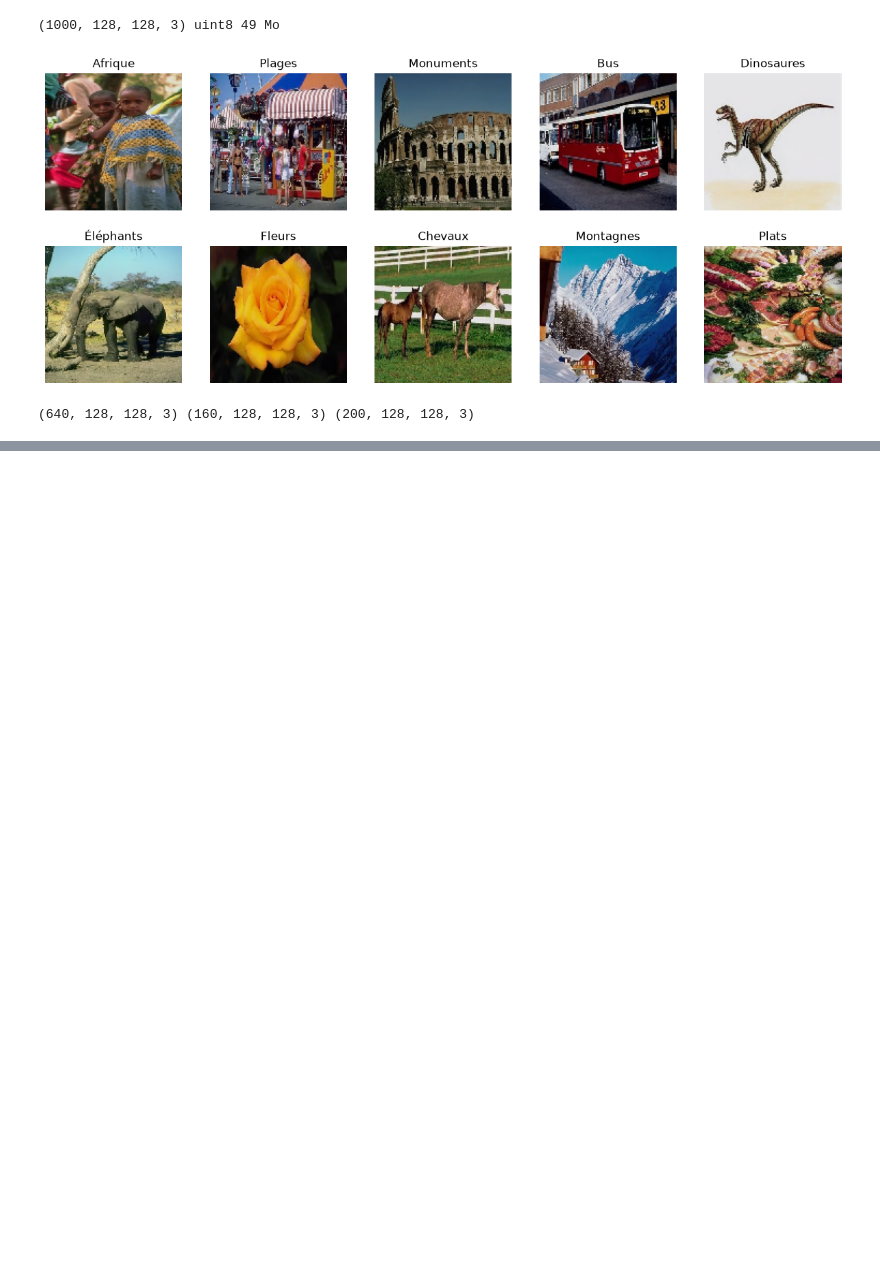
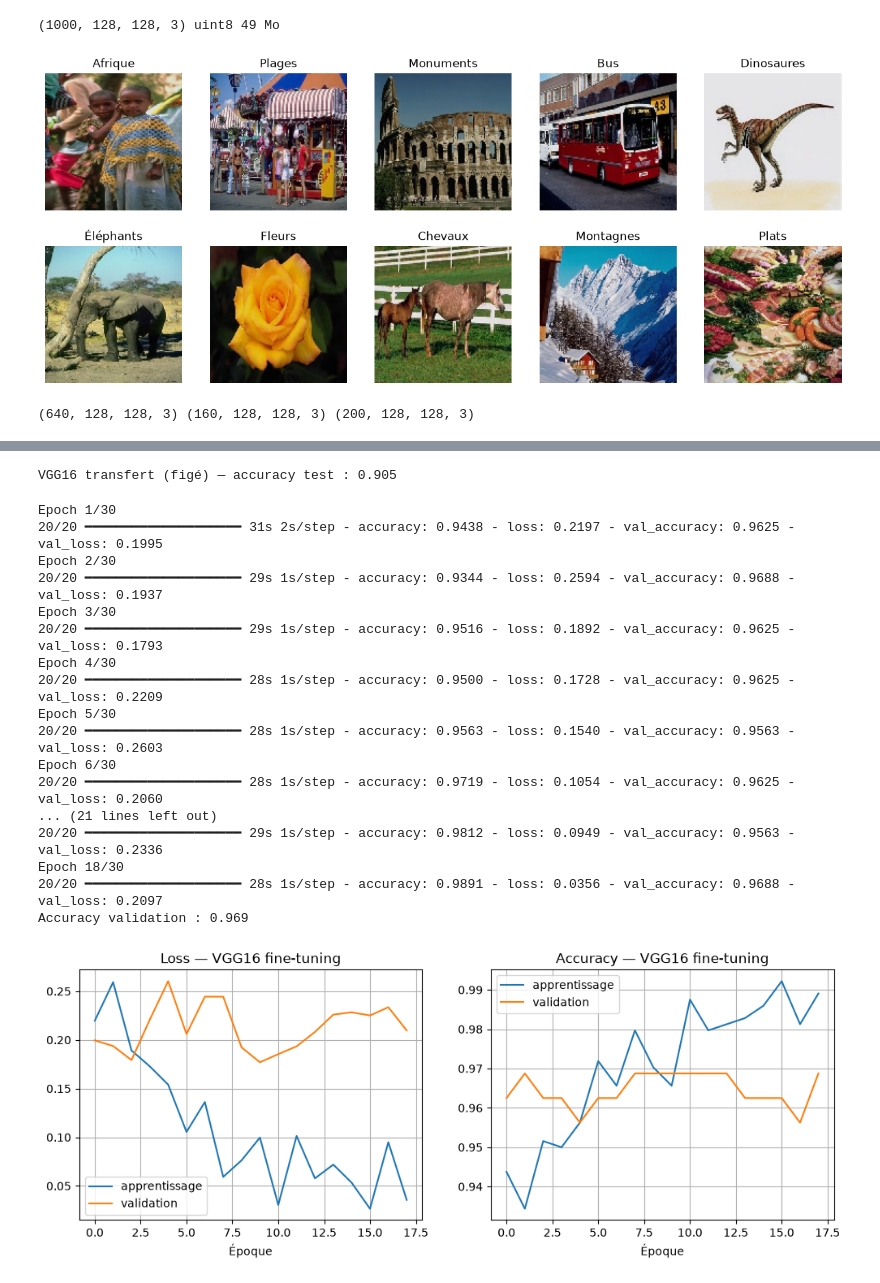
Before and after one commit to Maxtrxn/ml, a Jupyter notebook: tp2/tp2_pt2.ipynb, the cells around one changed output, grey strips where cells are left out. Saved outputs shown, nothing was run; the diff lists cells and outputs as text; code cells hidden in the pictures; blank space fills up the shorter version.

```diff
--- a/tp2/tp2_pt2.ipynb
+++ b/tp2/tp2_pt2.ipynb
@@ -615,18 +776,18 @@ from keras.applications.vgg16 import preprocess_input
 
 X_train_tl = preprocess_input(X_train_img.astype("float32"))
 X_val_tl   = preprocess_input(X_val_img.astype("float32"))
-X_test_tl  = ___                                            # 🔎 même chose pour le test
+X_test_tl  = preprocess_input(X_test_img.astype("float32"))                                            # 🔎 même chose pour le test
 
-base = VGG16(weights="imagenet", include_top=___,           # 🔎 garder ou non ses couches de décision (1000 classes) ?
+base = VGG16(weights="imagenet", include_top=False,           # 🔎 garder ou non ses couches de décision (1000 classes) ?
              input_shape=(TAILLE, TAILLE, 3))
-base.trainable = ___                                        # 🔎 on fige les convolutions
+base.trainable = False                                        # 🔎 on fige les convolutions
 
 entrees = keras.Input(shape=(TAILLE, TAILLE, 3))
 x = augmentation(entrees)
 x = base(x, training=False)          # training=False : la base reste en mode "inférence"
 x = layers.GlobalAveragePooling2D()(x)
 x = layers.Dropout(0.3)(x)
-sorties = layers.Dense(___, activation="___")(x)            # 🔎 couche de décision
+sorties = layers.Dense(10, activation="softmax")(x)            # 🔎 couche de décision
 model_tl = keras.Model(entrees, sorties)
 
 model_tl.compile(optimizer=keras.optimizers.Adam(1e-3),
@@ -641,16 +842,41 @@ tracer(resultats_cnn["VGG16 transfert"]["history"], "VGG16 (convolutions figées
+# %%
+pred = np.argmax(model_tl.predict(X_test_tl, verbose=0), axis=1)
+acc_test_transfert = accuracy_score(y_test, pred)
+print(f"VGG16 transfert (figé) — accuracy test : {acc_test_transfert:.3f}")
+# %% [output]
+VGG16 transfert (figé) — accuracy test : 0.905
 # %%
 base.trainable = True
 for layer in base.layers:
-    layer.trainable = layer.name.startswith("___")          # 🔎 nom du dernier bloc de VGG16
+    layer.trainable = layer.name.startswith("block5")          # 🔎 nom du dernier bloc de VGG16
 
 # Après avoir changé trainable, il FAUT recompiler
-model_tl.compile(optimizer=keras.optimizers.Adam(___),       # 🔎 taux très petit, ex. 1e-5
+model_tl.compile(optimizer=keras.optimizers.Adam(1e-5),       # 🔎 taux très petit, ex. 1e-5
                  loss="sparse_categorical_crossentropy", metrics=["accuracy"])
 
 resultats_cnn["VGG16 fine-tuning"] = entrainer_cnn(model_tl, X_train_tl, X_val_tl,
                                                    epochs=30, patience=8, verbose=1)
 print(f"Accuracy validation : {resultats_cnn['VGG16 fine-tuning']['acc']:.3f}")
 tracer(resultats_cnn["VGG16 fine-tuning"]["history"], "VGG16 fine-tuning")
+# %% [output]
+Epoch 1/30
+20/20 ━━━━━━━━━━━━━━━━━━━━ 31s 2s/step - accuracy: 0.9438 - loss: 0.2197 - val_accuracy: 0.9625 - val_loss: 0.1995
+Epoch 2/30
+20/20 ━━━━━━━━━━━━━━━━━━━━ 29s 1s/step - accuracy: 0.9344 - loss: 0.2594 - val_accuracy: 0.9688 - val_loss: 0.1937
+Epoch 3/30
+20/20 ━━━━━━━━━━━━━━━━━━━━ 29s 1s/step - accuracy: 0.9516 - loss: 0.1892 - val_accuracy: 0.9625 - val_loss: 0.1793
+Epoch 4/30
+20/20 ━━━━━━━━━━━━━━━━━━━━ 28s 1s/step - accuracy: 0.9500 - loss: 0.1728 - val_accuracy: 0.9625 - val_loss: 0.2209
+Epoch 5/30
+20/20 ━━━━━━━━━━━━━━━━━━━━ 28s 1s/step - accuracy: 0.9563 - loss: 0.1540 - val_accuracy: 0.9563 - val_loss: 0.2603
+Epoch 6/30
+20/20 ━━━━━━━━━━━━━━━━━━━━ 28s 1s/step - accuracy: 0.9719 - loss: 0.1054 - val_accuracy: 0.9625 - val_loss: 0.2060
+... (21 lines left out)
+20/20 ━━━━━━━━━━━━━━━━━━━━ 29s 1s/step - accuracy: 0.9812 - loss: 0.0949 - val_accuracy: 0.9563 - val_loss: 0.2336
+Epoch 18/30
+20/20 ━━━━━━━━━━━━━━━━━━━━ 28s 1s/step - accuracy: 0.9891 - loss: 0.0356 - val_accuracy: 0.9688 - val_loss: 0.2097
+Accuracy validation : 0.969
+[figure, added]
 # %%
 pd.DataFrame({
     "Modèle": list(resultats_cnn.keys()),
```
Also changed, not shown: parts of 24 cells of this notebook, 2 other files.
